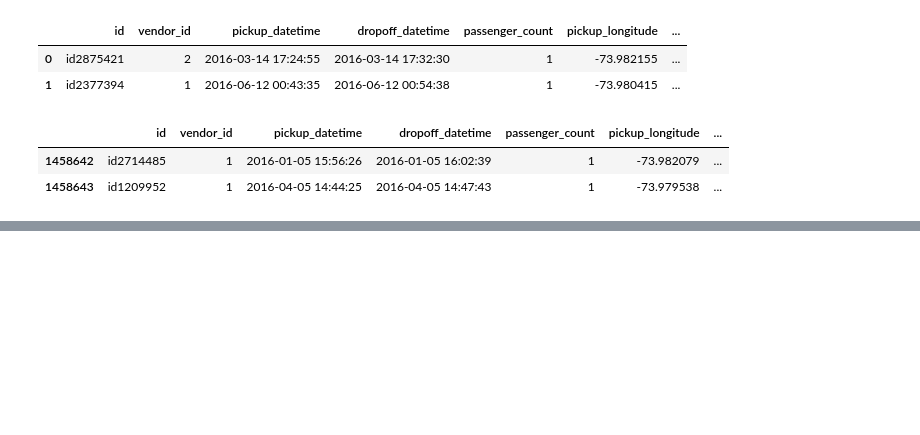
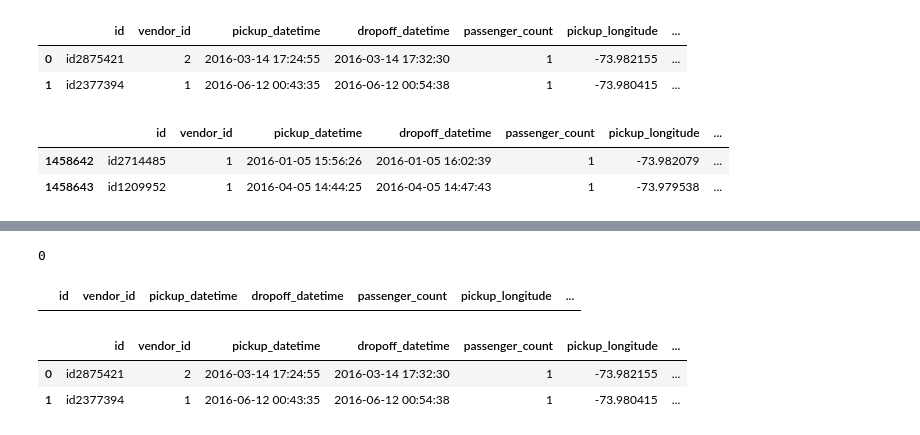
Before and after one commit to harshithgowdakc/NYC-Taxi-Data, a Jupyter notebook: NYC_Taxi_Data.ipynb, the cells around one changed output, grey strips where cells are left out. Drawn from its saved outputs; the diff is of its cells as text; code cells hidden in the pictures; blank space fills up the shorter version.

```diff
--- a/NYC_Taxi_Data.ipynb
+++ b/NYC_Taxi_Data.ipynb
@@ -59,0 +106,14 @@ nyc_df.tail(2)
+# %%
+nyc_df.duplicated().sum()
+# %% [output]
+0
+# %%
+nyc_df[nyc_df.duplicated()]
+# %% [output]
+|  | id | vendor_id | pickup_datetime | dropoff_datetime | passenger_count | pickup_longitude | ... |
+# %%
+nyc_df.head(2)
+# %% [output]
+|  | id | vendor_id | pickup_datetime | dropoff_datetime | passenger_count | pickup_longitude | ... |
+| 0 | id2875421 | 2 | 2016-03-14 17:24:55 | 2016-03-14 17:32:30 | 1 | -73.982155 | ... |
+| 1 | id2377394 | 1 | 2016-06-12 00:43:35 | 2016-06-12 00:54:38 | 1 | -73.980415 | ... |
```
Also changed, not shown: parts of 18 cells of this notebook.
